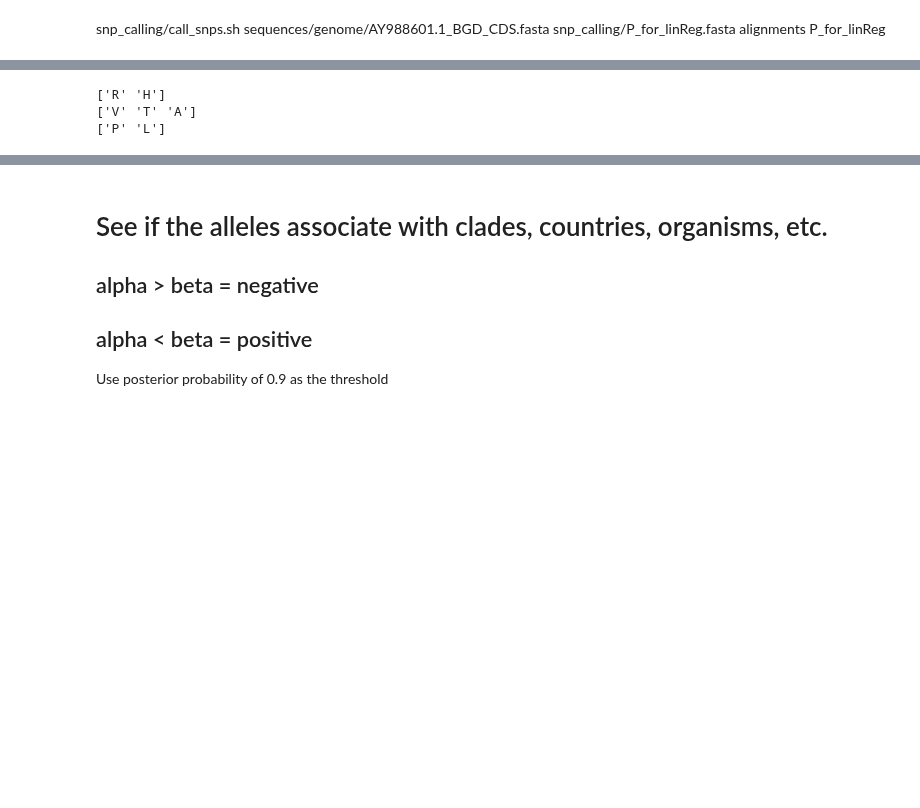
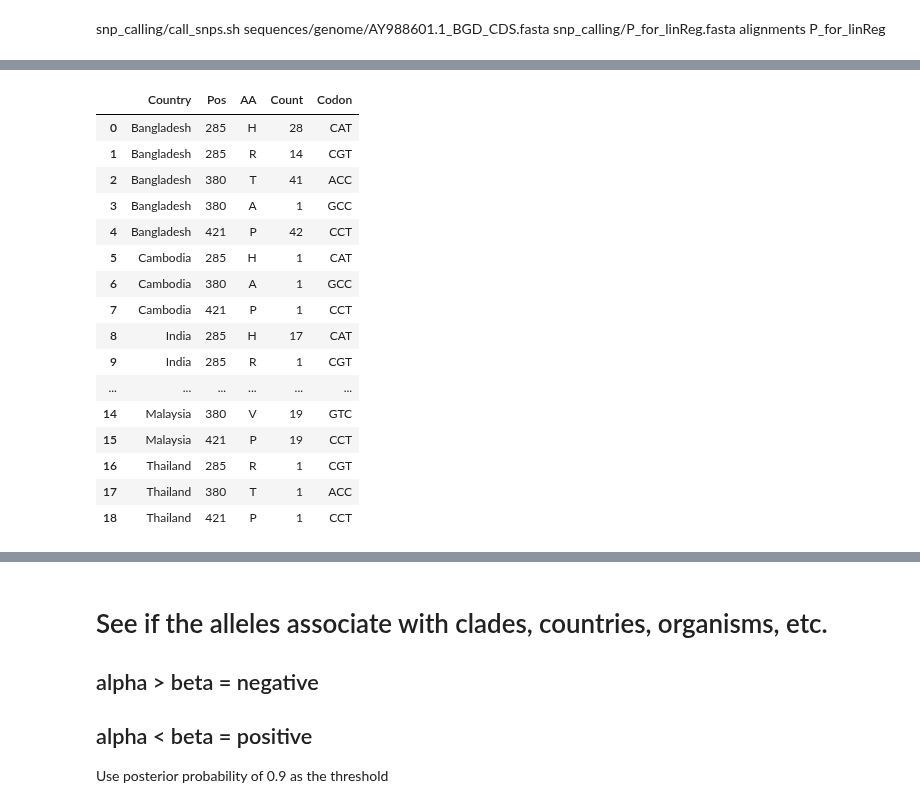
Before and after one commit to sanju99/niv_evo, a Jupyter notebook: evo_selection.ipynb, the cells around one changed output, grey strips where cells are left out. Cells and saved outputs as stored; diff of their text form; code cells hidden in the pictures; blank space fills up the shorter version.

```diff
--- a/evo_selection.ipynb
+++ b/evo_selection.ipynb
@@ -379,8 +224,36 @@ align = MultipleSeqAlignment(P_aa_seq)
-# %%
-print(P_summary["285"].unique())
-print(P_summary["380"].unique())
-print(P_summary["421"].unique())
-# %% [output]
-['R' 'H']
-['V' 'T' 'A']
-['P' 'L']
+# %%
+def make_pos_selection_summaries(summary_df):
+
+    aa_summary = pd.DataFrame(summary_df.groupby(["Country", "Pos"])["AA"].value_counts()).rename(columns={"AA": "Count"}).reset_index()
+    #aa_summary = aa_summary.query("(Country != 'Cambodia') & (Country != 'Thailand')")
+
+    codon_summary = pd.DataFrame(summary_df.groupby(["Country", "Pos"])["Codon"].value_counts()).rename(columns={"Codon": "Count"}).reset_index()
+    #codon_summary = codon_summary.query("(Country != 'Cambodia') & (Country != 'Thailand')")
+
+    # aa_summary = pd.DataFrame(P_summary.groupby(["Host", "Pos"])["AA"].value_counts()).rename(columns={"AA": "Count"}).reset_index()
+    # aa_summary = P_aa_summary.query("(Host != 'dog')")
+
+    return aa_summary.merge(codon_summary)
+# %%
+P_full = make_pos_selection_summaries(P_summary)
+P_bgd = make_pos_selection_summaries(P_bgd_summary)
+# %%
+P_full
+# %% [output]
+|  | Country | Pos | AA | Count | Codon |
+| 0 | Bangladesh | 285 | H | 28 | CAT |
+| 1 | Bangladesh | 285 | R | 14 | CGT |
+| 2 | Bangladesh | 380 | T | 41 | ACC |
+| 3 | Bangladesh | 380 | A | 1 | GCC |
+| 4 | Bangladesh | 421 | P | 42 | CCT |
+| 5 | Cambodia | 285 | H | 1 | CAT |
+| 6 | Cambodia | 380 | A | 1 | GCC |
+| 7 | Cambodia | 421 | P | 1 | CCT |
+| 8 | India | 285 | H | 17 | CAT |
+| 9 | India | 285 | R | 1 | CGT |
+| ... | ... | ... | ... | ... | ... |
+| 14 | Malaysia | 380 | V | 19 | GTC |
+| 15 | Malaysia | 421 | P | 19 | CCT |
+| 16 | Thailand | 285 | R | 1 | CGT |
+| 17 | Thailand | 380 | T | 1 | ACC |
+| 18 | Thailand | 421 | P | 1 | CCT |
```
Also changed, not shown: parts of 29 cells of this notebook, 8 other files.
